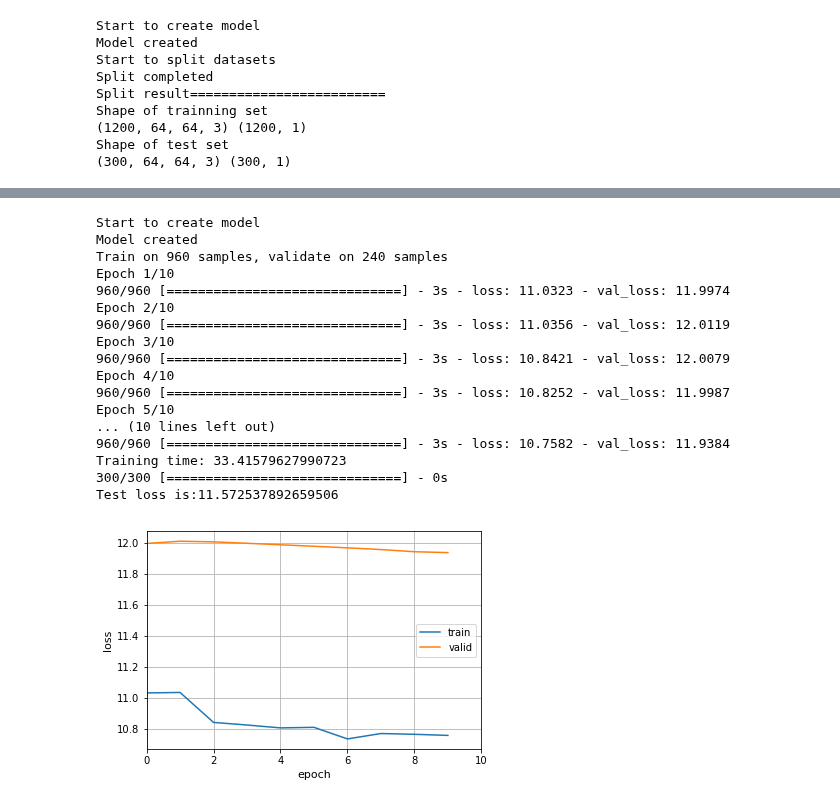
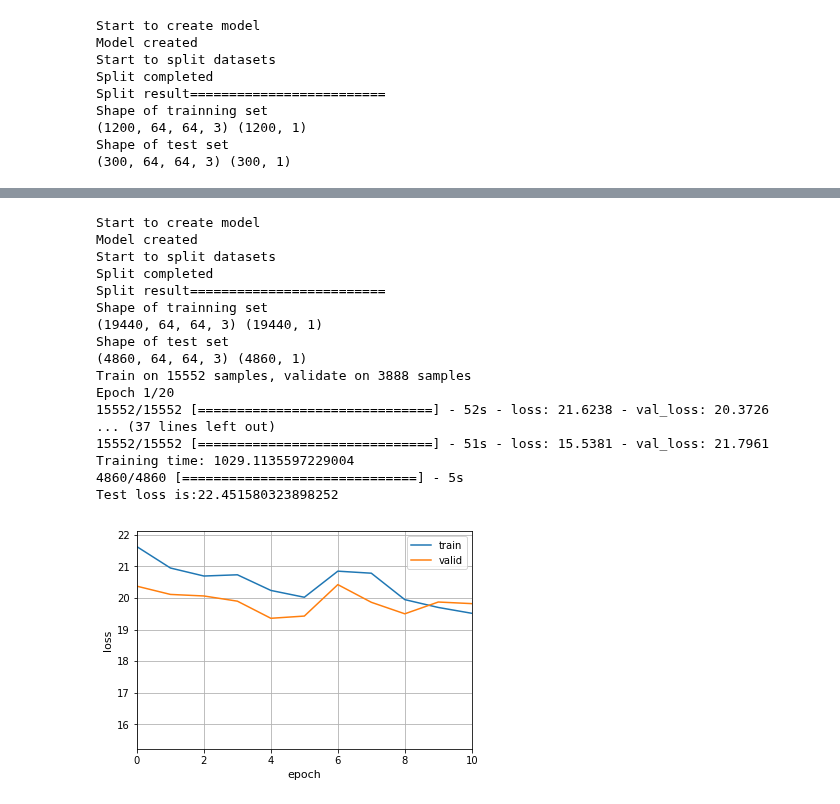
Before and after one commit to gdefenser/MyUdacity, a Jupyter notebook: CourseProjects/MLA_P7_DeepTesla/code.ipynb, the cells around one changed output, grey strips where cells are left out. Cells and saved outputs as stored; diff of their text form; code cells hidden in the pictures.

```diff
--- a/CourseProjects/MLA_P7_DeepTesla/code.ipynb
+++ b/CourseProjects/MLA_P7_DeepTesla/code.ipynb
@@ -334,23 +424,31 @@ def get_nvidia_end_to_end_model_2():
-# %%
-model = get_nvidia_end_to_end_model_2()
-fitted_model = fit_model(model)
-display_fit_result(fitted_model)
-# %% [output]
-Start to create model
-Model created
-Train on 960 samples, validate on 240 samples
-Epoch 1/10
-960/960 [==============================] - 3s - loss: 11.0323 - val_loss: 11.9974
-Epoch 2/10
-960/960 [==============================] - 3s - loss: 11.0356 - val_loss: 12.0119
-Epoch 3/10
-960/960 [==============================] - 3s - loss: 10.8421 - val_loss: 12.0079
-Epoch 4/10
-960/960 [==============================] - 3s - loss: 10.8252 - val_loss: 11.9987
-Epoch 5/10
-... (10 lines left out)
-960/960 [==============================] - 3s - loss: 10.7582 - val_loss: 11.9384
-Training time: 33.41579627990723
-300/300 [==============================] - 0s
-Test loss is:11.572537892659506
-[figure, removed]
+# %%
+model = get_nvidia_end_to_end_model_2()
+
+X_train, X_test, y_train, y_test = split_datasets(all_features,all_labels)
+print("Split result=========================")
+print("Shape of trainning set")
+print(X_train.shape, y_train.shape)
+print("Shape of test set")
+print(X_test.shape, y_test.shape)
+
+fitted_model = fit_model(model,epochs=20)
+display_fit_result(fitted_model)
+# %% [output]
+Start to create model
+Model created
+Start to split datasets
+Split completed
+Split result=========================
+Shape of trainning set
+(19440, 64, 64, 3) (19440, 1)
+Shape of test set
+(4860, 64, 64, 3) (4860, 1)
+Train on 15552 samples, validate on 3888 samples
+Epoch 1/20
+15552/15552 [==============================] - 52s - loss: 21.6238 - val_loss: 20.3726
+... (37 lines left out)
+15552/15552 [==============================] - 51s - loss: 15.5381 - val_loss: 21.7961
+Training time: 1029.1135597229004
+4860/4860 [==============================] - 5s
+Test loss is:22.451580323898252
+[figure, added]
```
Also changed, not shown: parts of 5 cells of this notebook, 1 other file.
